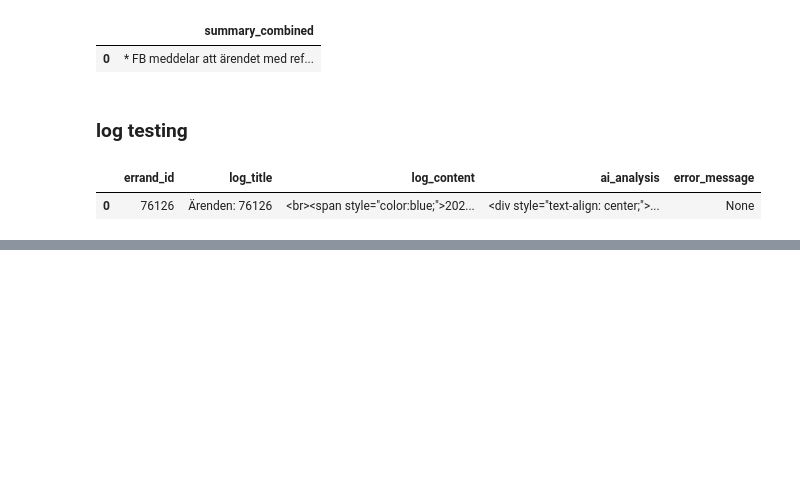
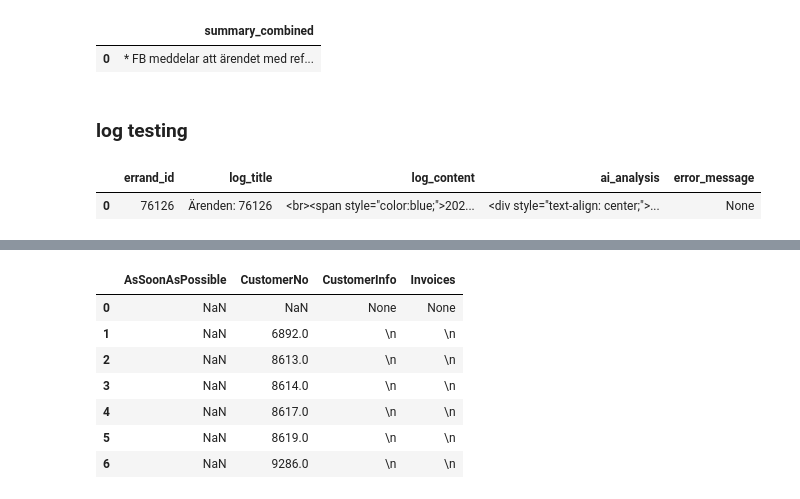
Before and after one commit to Jacque008/email_fastAPI, a Jupyter notebook: test.ipynb, the cells around one changed output, grey strips where cells are left out. Drawn from its saved outputs; the diff is of its cells as text; code cells hidden in the pictures; blank space fills up the shorter version.

Commit message:
added fortnox and payex invoice

```diff
--- a/test.ipynb
+++ b/test.ipynb
@@ -591,0 +683,32 @@ a
+# %%
+# Let's check if the service account file exists and fix the path
+import os
+import json
+
+# Check the current working directory
+print(f"Current working directory: {os.getcwd()}")
+
+# Try the absolute path first
+service_account_path = "/Users/jiechen/Apoex/Email/Email_Execution_Tree/fastAPI/data/other/drp-system-73cd3f0ca038.json"
+print(f"\nChecking absolute path: {service_account_path}")
+print(f"File exists: {os.path.exists(service_account_path)}")
+
+if os.path.exists(service_account_path):
+    # Try to read and validate the JSON file
+    try:
+        with open(service_account_path, 'r') as f:
+            credentials = json.load(f)
+        print("Service account file is valid JSON")
+        print(f"Project ID: {credentials.get('project_id', 'Not found')}")
+        print(f"Client email: {credentials.get('client_email', 'Not found')}")
+        print(f"Type: {credentials.get('type', 'Not found')}")
+    except Exception as e:
+        print(f"Error reading service account file: {e}")
+else:
+    # Try relative path
+    relative_path = "data/other/drp-system-73cd3f0ca038.json"
+    print(f"\nTrying relative path: {relative_path}")
+    print(f"File exists: {os.path.exists(relative_path)}")
+
+    if os.path.exists(relative_path):
+        service_account_path = relative_path
@@ -591,0 +782,11 @@ a
+# %%
+payex_invoice_df
+# %% [output]
+|  | AsSoonAsPossible | CustomerNo | CustomerInfo | Invoices |
+| 0 | NaN | NaN | None | None |
+| 1 | NaN | 6892.0 | \n | \n |
+| 2 | NaN | 8613.0 | \n | \n |
+| 3 | NaN | 8614.0 | \n | \n |
+| 4 | NaN | 8617.0 | \n | \n |
+| 5 | NaN | 8619.0 | \n | \n |
+| 6 | NaN | 9286.0 | \n | \n |
```
Also changed, not shown: parts of 26 cells of this notebook, 22 other files.
